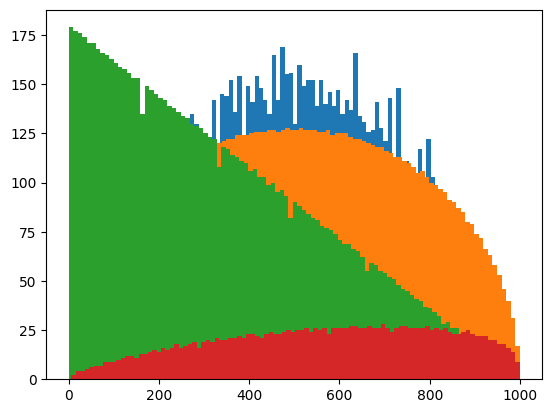
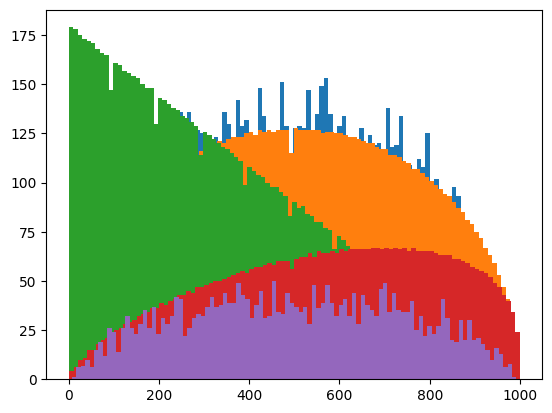
Unified diff of the notebook cell whose output changed from the first chart to the second:
--- before
+++ after
@@ -3,4 +3,11 @@
 import matplotlib.pyplot as plt
 from core.loss import get_multirank_stratified_random_timesteps
+
+import torch
+def get_logitnorm_timesteps(n=10000):
+    u = torch.randn(10000)
+    t = torch.sigmoid(u) * 1000
+    return t
+
 
 _ = plt.hist(get_multirank_stratified_random_timesteps(10000, device='cpu', distribution='lognormal', alpha=1.2, beta=1.2
@@ -14,5 +21,10 @@
                                                        ), bins=100)
 
-_ = plt.hist(get_multirank_stratified_random_timesteps(2000, device='cpu', distribution='beta', alpha=1.7, beta=1.3
+_ = plt.hist(get_multirank_stratified_random_timesteps(5000, device='cpu', distribution='beta', alpha=1.7, beta=1.3
 
                                                        ), bins=100)
+
+_ = plt.hist(get_multirank_stratified_random_timesteps(3000, device='cpu', distribution='lognormal', alpha=1.2, beta=1.2
+
+                                                       ), bins=100)
+

Commit: add fdd and clip score to validation (untested); plan for self-flow